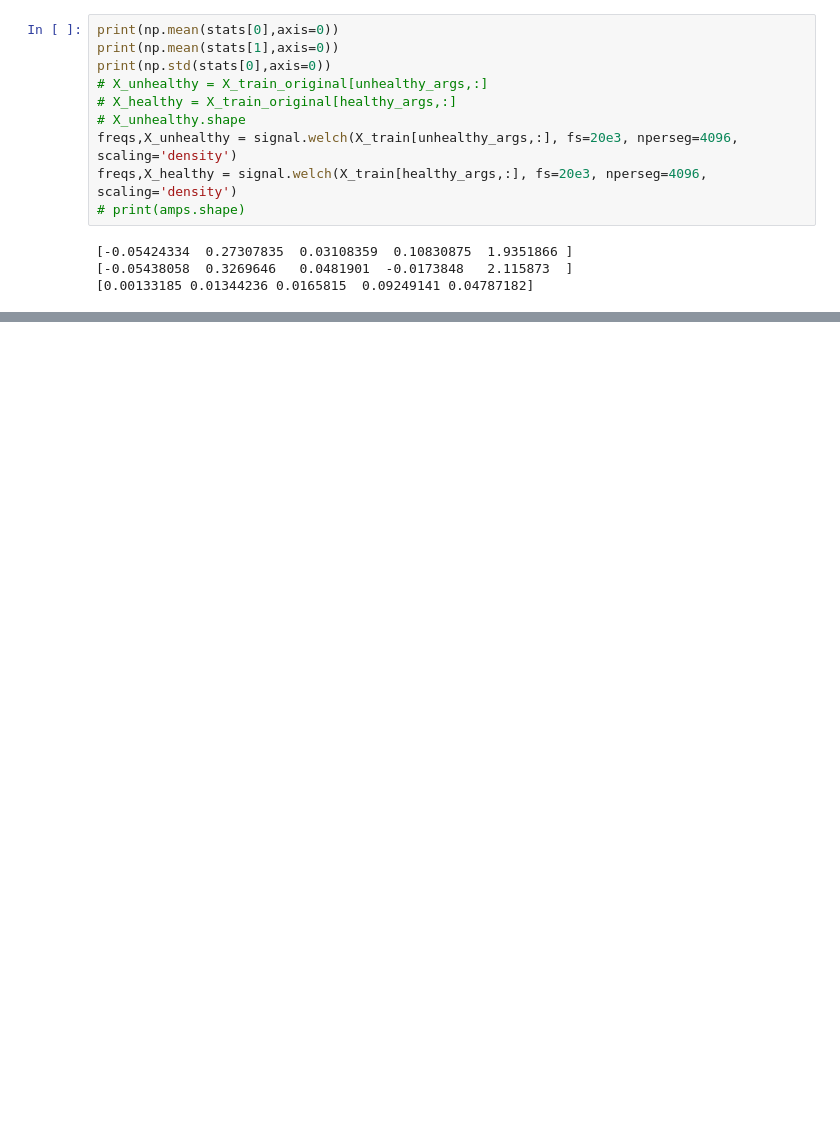
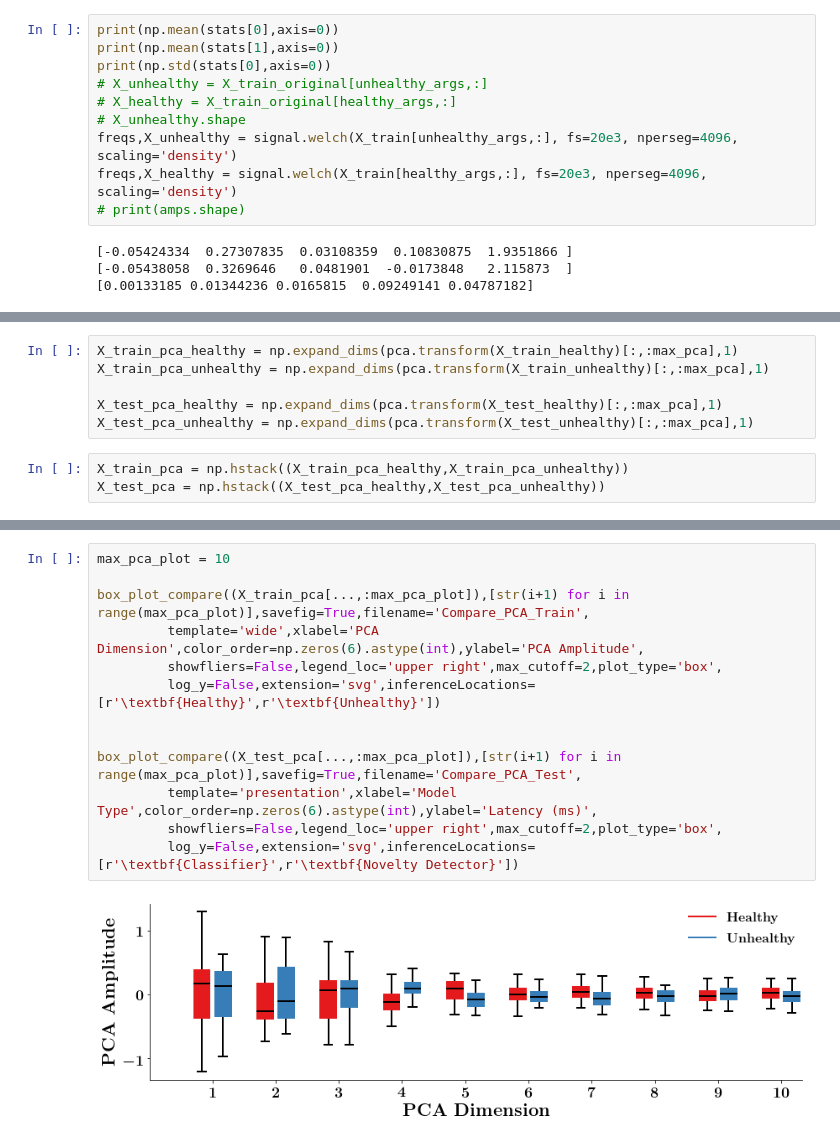
Before and after one commit to danielnewman09/Dissertation, a Jupyter notebook: Dissertation-Notebooks/Chapter-6/Same-Condition-Compare.ipynb, the cells around one changed output, grey strips where cells are left out. Saved outputs shown, nothing was run; the diff lists cells and outputs as text; blank space fills up the shorter version.

Commit message:
presentation updates

```diff
--- a/Dissertation-Notebooks/Chapter-6/Same-Condition-Compare.ipynb
+++ b/Dissertation-Notebooks/Chapter-6/Same-Condition-Compare.ipynb
@@ -325,0 +425,9 @@ ValueError: Failed to parse /usr/share/texlive/texmf-dist/fonts/enc/dvips/base/8
+# %%
+X_train_pca_healthy = np.expand_dims(pca.transform(X_train_healthy)[:,:max_pca],1)
+X_train_pca_unhealthy = np.expand_dims(pca.transform(X_train_unhealthy)[:,:max_pca],1)
+
+X_test_pca_healthy = np.expand_dims(pca.transform(X_test_healthy)[:,:max_pca],1)
+X_test_pca_unhealthy = np.expand_dims(pca.transform(X_test_unhealthy)[:,:max_pca],1)
+# %%
+X_train_pca = np.hstack((X_train_pca_healthy,X_train_pca_unhealthy))
+X_test_pca = np.hstack((X_test_pca_healthy,X_test_pca_unhealthy))
@@ -325,0 +470,15 @@ ValueError: Failed to parse /usr/share/texlive/texmf-dist/fonts/enc/dvips/base/8
+# %%
+max_pca_plot = 10
+
+box_plot_compare((X_train_pca[...,:max_pca_plot]),[str(i+1) for i in range(max_pca_plot)],savefig=True,filename='Compare_PCA_Train',
+         template='wide',xlabel='PCA Dimension',color_order=np.zeros(6).astype(int),ylabel='PCA Amplitude',
+         showfliers=False,legend_loc='upper right',max_cutoff=2,plot_type='box',
+         log_y=False,extension='svg',inferenceLocations=[r'\textbf{Healthy}',r'\textbf{Unhealthy}'])
+
+
+box_plot_compare((X_test_pca[...,:max_pca_plot]),[str(i+1) for i in range(max_pca_plot)],savefig=True,filename='Compare_PCA_Test',
+         template='presentation',xlabel='Model Type',color_order=np.zeros(6).astype(int),ylabel='Latency (ms)',
+         showfliers=False,legend_loc='upper right',max_cutoff=2,plot_type='box',
+         log_y=False,extension='svg',inferenceLocations=[r'\textbf{Classifier}',r'\textbf{Novelty Detector}'])
+# %% [output]
+[figure, added]
```
Also changed, not shown: parts of 9 cells of this notebook, 28 other files.
